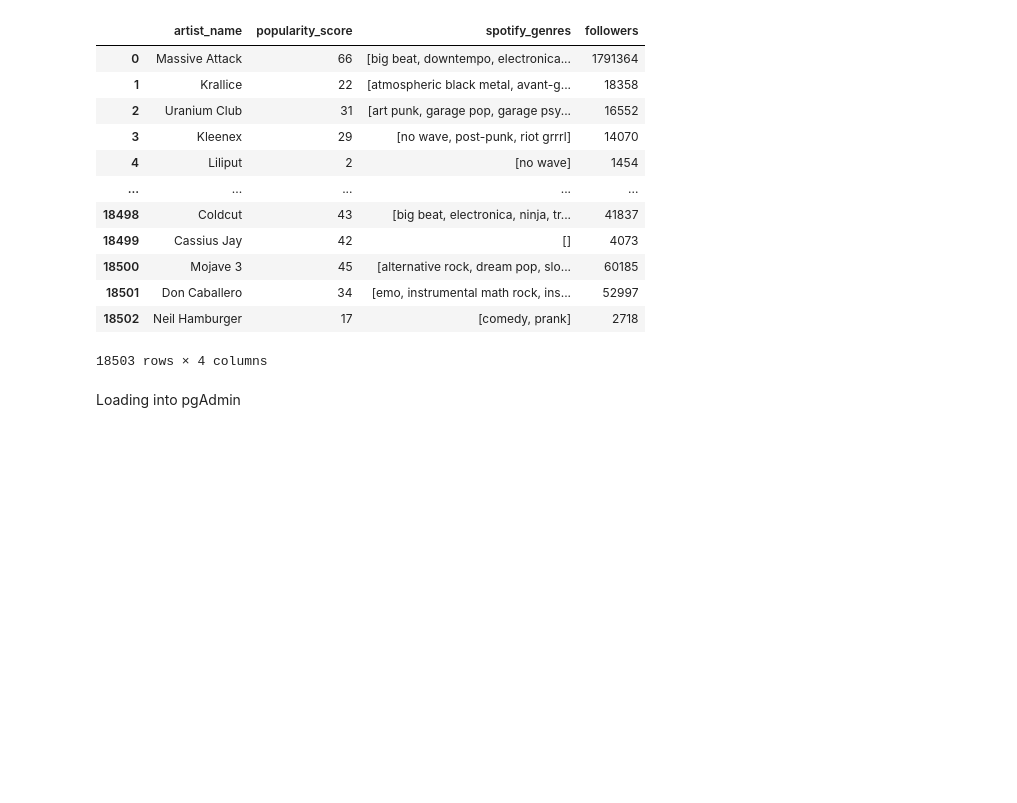
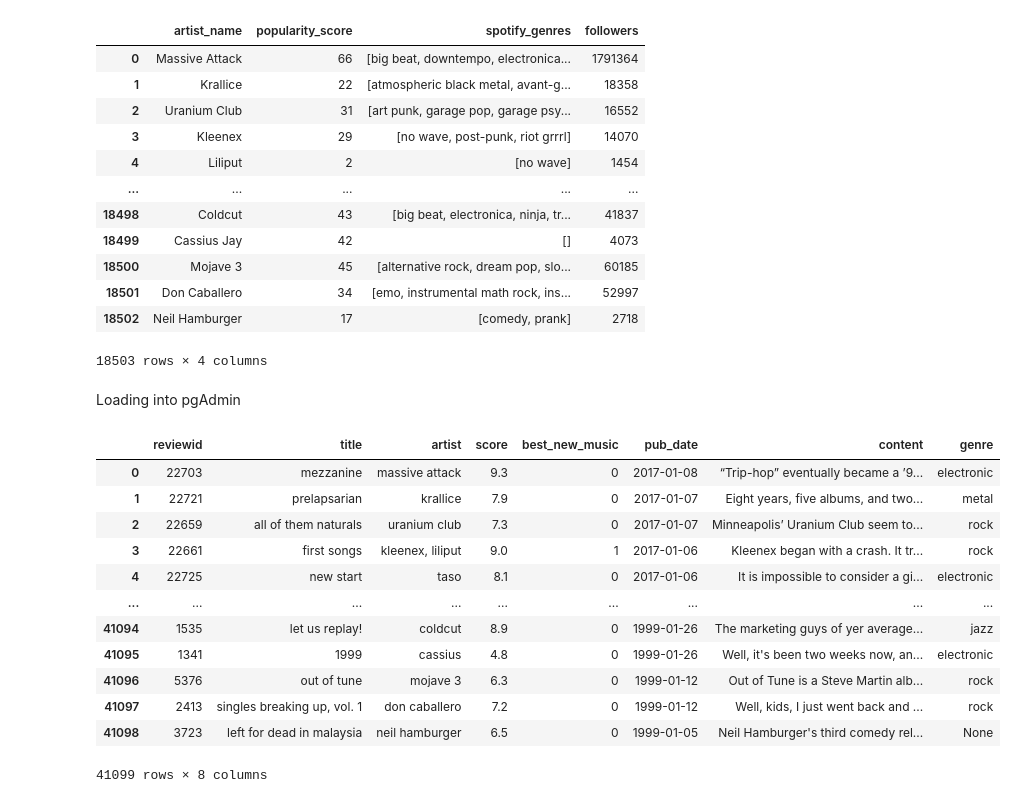
Before and after one commit to ermcgrew/bootcamp_project_two, a Jupyter notebook: pitchfork_spotify_ETL.ipynb, the cells around one changed output. Saved outputs shown, nothing was run; the diff lists cells and outputs as text; code cells hidden in the pictures; blank space fills up the shorter version.

```diff
--- a/pitchfork_spotify_ETL.ipynb
+++ b/pitchfork_spotify_ETL.ipynb
@@ -149,3 +196,20 @@ reviews_df.to_sql(name='reviews', con=engine, if_exists='append', index=False)
 # %%
 #add spotify data
 spotify_df.to_sql(name='spotify_data', con=engine, if_exists='append', index=False)
+# %%
+#check to make sure files loaded to pgAdmin
+pd.read_sql('SELECT * FROM pitchfork_data', engine)
+# %% [output]
+|  | reviewid | title | artist | score | best_new_music | pub_date | content | genre |
+| 0 | 22703 | mezzanine | massive attack | 9.3 | 0 | 2017-01-08 | “Trip-hop” eventually became a ’9... | electronic |
+| 1 | 22721 | prelapsarian | krallice | 7.9 | 0 | 2017-01-07 | Eight years, five albums, and two... | metal |
+| 2 | 22659 | all of them naturals | uranium club | 7.3 | 0 | 2017-01-07 | Minneapolis’ Uranium Club seem to... | rock |
+| 3 | 22661 | first songs | kleenex, liliput | 9.0 | 1 | 2017-01-06 | Kleenex began with a crash. It tr... | rock |
+| 4 | 22725 | new start | taso | 8.1 | 0 | 2017-01-06 | It is impossible to consider a gi... | electronic |
+| ... | ... | ... | ... | ... | ... | ... | ... | ... |
+| 41094 | 1535 | let us replay! | coldcut | 8.9 | 0 | 1999-01-26 | The marketing guys of yer average... | jazz |
+| 41095 | 1341 | 1999 | cassius | 4.8 | 0 | 1999-01-26 | Well, it's been two weeks now, an... | electronic |
+| 41096 | 5376 | out of tune | mojave 3 | 6.3 | 0 | 1999-01-12 | Out of Tune is a Steve Martin alb... | rock |
+| 41097 | 2413 | singles breaking up, vol. 1 | don caballero | 7.2 | 0 | 1999-01-12 | Well, kids, I just went back and ... | rock |
+| 41098 | 3723 | left for dead in malaysia | neil hamburger | 6.5 | 0 | 1999-01-05 | Neil Hamburger's third comedy rel... | None |
+41099 rows × 8 columns
```
Also changed, not shown: parts of 10 cells of this notebook.
